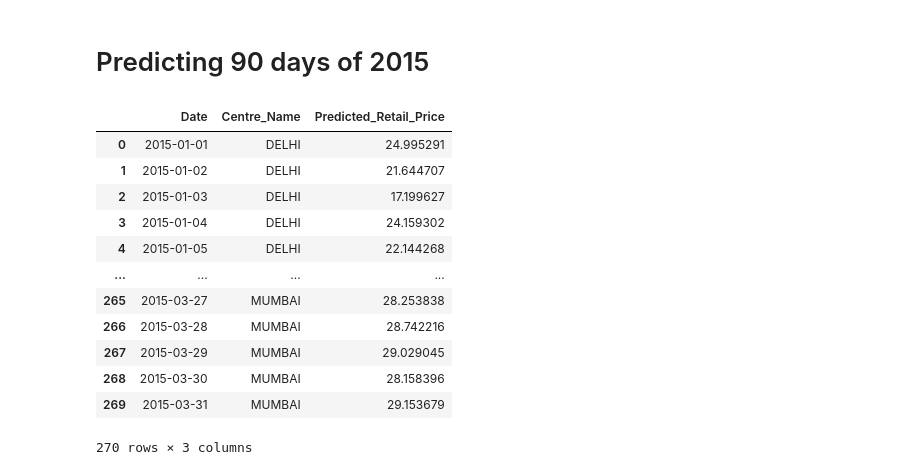
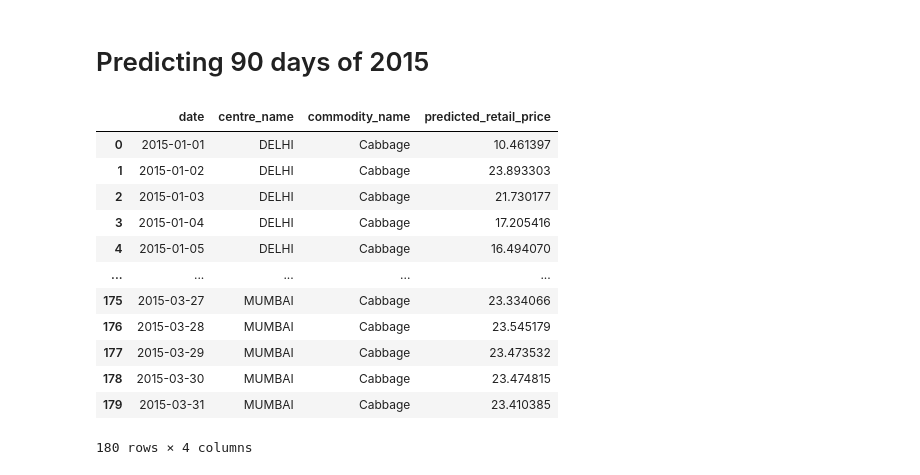
Before and after one commit to HashiniW/Pricing-Backend, a Jupyter notebook: Price_Prediction_Cabbage.ipynb, the cells around one changed output. Saved outputs shown, nothing was run; the diff lists cells and outputs as text; code cells hidden in the pictures.

```diff
--- a/Price_Prediction_Cabbage.ipynb
+++ b/Price_Prediction_Cabbage.ipynb
@@ -38,7 +38,7 @@ data.reset_index(drop=True)
 # %%
 #calculate average price for each centre for each day
-data_gp = data.sort_values('Date').groupby(['Centre_Name', 'Date'], as_index=False)
-data_gp = data_gp.agg({'Price':['mean']})
-data_gp.columns = ['Centre_Name', 'Date', 'Price']
+data_gp = data.sort_values('date').groupby(['centre_name', 'date'], as_index=False)
+data_gp = data_gp.agg({'price':['mean']})
+data_gp.columns = ['centre_name', 'date', 'price']
 data_gp.head()
 # %% [output]
@@ -51,14 +51,14 @@ data_gp.head()
 # %%
 #centre_1_train_dataset
-centre_1_data = data_gp.loc[(data_gp['Centre_Name']=="DELHI"),["Price"]].values
+centre_1_data = data_gp.loc[(data_gp['centre_name']=="DELHI"),["price"]].values
 centre_1_data = centre_1_data.astype("float32")
 
 #centre_2_train_dataset
-centre_2_data = data_gp.loc[(data_gp['Centre_Name']=="KOLKATA"),["Price"]].values
+centre_2_data = data_gp.loc[(data_gp['centre_name']=="KOLKATA"),["price"]].values
 centre_2_data = centre_2_data.astype("float32")
 
 #centre_2_train_dataset
-centre_3_data = data_gp.loc[(data_gp['Centre_Name']=="MUMBAI"),["Price"]].values
+centre_3_data = data_gp.loc[(data_gp['centre_name']=="MUMBAI"),["price"]].values
 centre_3_data = centre_3_data.astype("float32")
 
 print(centre_1_data.size,centre_2_data.size,centre_3_data.size)
@@ -383,38 +383,41 @@ for i in range (89):
         x_data_centre_3 = np.append(x_data_centre_3,yhat)
 # %%
 #Create Dataframe with predicted retail prices
-centre_1_test_df = pd.DataFrame(columns = ['Date','Centre_Name','Predicted_Retail_Price'])
-centre_1_test_df['Date']=pd.date_range(start='1/1/2015' ,end = '31/3/2015', freq='D')
-centre_1_test_df['Centre_Name'] = "DELHI"
-centre_1_test_df['Predicted_Retail_Price'] = testPredict_centre_1
+centre_1_test_df = pd.DataFrame(columns = ['date','centre_name', 'commodity_name', 'predicted_retail_price'])
+centre_1_test_df['date']=pd.date_range(start='1/1/2015' ,end = '31/3/2015', freq='D')
+centre_1_test_df['centre_name'] = "DELHI"
+centre_1_test_df['commodity_name'] = "Cabbage"
+centre_1_test_df['predicted_retail_price'] = testPredict_centre_1
 
 # #Create Dataframe with predicted retail prices
-# centre_2_test_df = pd.DataFrame(columns = ['Date','Centre_Name','Predicted_Retail_Price'])
-# centre_2_test_df['Date']=pd.date_range(start='1/1/2015' ,end = '31/3/2015', freq='D')
-# centre_2_test_df['Centre_Name'] = "KOLKATA"
-# centre_2_test_df['Predicted_Retail_Price'] = testPredict_centre_2
+# centre_2_test_df = pd.DataFrame(columns = ['date','centre_name', 'commodity_name', 'predicted_retail_price'])
+# centre_2_test_df['date']=pd.date_range(start='1/1/2015' ,end = '31/3/2015', freq='D')
+# centre_2_test_df['centre_name'] = "KOLKATA"
+# centre_2_test_df['commodity_name'] = "Cabbage"
+# centre_2_test_df['predicted_retail_price'] = testPredict_centre_2
 
 #Create Dataframe with predicted retail prices
-centre_3_test_df = pd.DataFrame(columns = ['Date','Centre_Name','Predicted_Retail_Price'])
-centre_3_test_df['Date']=pd.date_range(start='1/1/2015' ,end = '31/3/2015', freq='D')
-centre_3_test_df['Centre_Name'] = "MUMBAI"
-centre_3_test_df['Predicted_Retail_Price'] = testPredict_centre_3
+centre_3_test_df = pd.DataFrame(columns = ['date','centre_name', 'commodity_name', 'predicted_retail_price'])
+centre_3_test_df['date']=pd.date_range(start='1/1/2015' ,end = '31/3/2015', freq='D')
+centre_3_test_df['centre_name'] = "MUMBAI"
+centre_3_test_df['commodity_name'] = "Cabbage"
+centre_3_test_df['predicted_retail_price'] = testPredict_centre_3
 
-test_df = pd.concat([centre_1_test_df , centre_2_test_df, centre_3_test_df],ignore_index=True)
+test_df = pd.concat([centre_1_test_df, centre_3_test_df],ignore_index=True)
 test_df
 # %% [output]
-|  | Date | Centre_Name | Predicted_Retail_Price |
-| 0 | 2015-01-01 | DELHI | 24.995291 |
-| 1 | 2015-01-02 | DELHI | 21.644707 |
-| 2 | 2015-01-03 | DELHI | 17.199627 |
-| 3 | 2015-01-04 | DELHI | 24.159302 |
-| 4 | 2015-01-05 | DELHI | 22.144268 |
-| ... | ... | ... | ... |
-| 265 | 2015-03-27 | MUMBAI | 28.253838 |
-| 266 | 2015-03-28 | MUMBAI | 28.742216 |
-| 267 | 2015-03-29 | MUMBAI | 29.029045 |
-| 268 | 2015-03-30 | MUMBAI | 28.158396 |
-| 269 | 2015-03-31 | MUMBAI | 29.153679 |
+|  | date | centre_name | commodity_name | predicted_retail_price |
+| 0 | 2015-01-01 | DELHI | Cabbage | 10.461397 |
+| 1 | 2015-01-02 | DELHI | Cabbage | 23.893303 |
+| 2 | 2015-01-03 | DELHI | Cabbage | 21.730177 |
+| 3 | 2015-01-04 | DELHI | Cabbage | 17.205416 |
+| 4 | 2015-01-05 | DELHI | Cabbage | 16.494070 |
+| ... | ... | ... | ... | ... |
+| 175 | 2015-03-27 | MUMBAI | Cabbage | 23.334066 |
+| 176 | 2015-03-28 | MUMBAI | Cabbage | 23.545179 |
+| 177 | 2015-03-29 | MUMBAI | Cabbage | 23.473532 |
+| 178 | 2015-03-30 | MUMBAI | Cabbage | 23.474815 |
+| 179 | 2015-03-31 | MUMBAI | Cabbage | 23.410385 |
-270 rows × 3 columns
+180 rows × 4 columns
 # %%
 test_df.to_csv('lstm_price_prediction_cabbage.csv',index=False)
```
Also changed, not shown: parts of 9 cells of this notebook, 14 other files.
